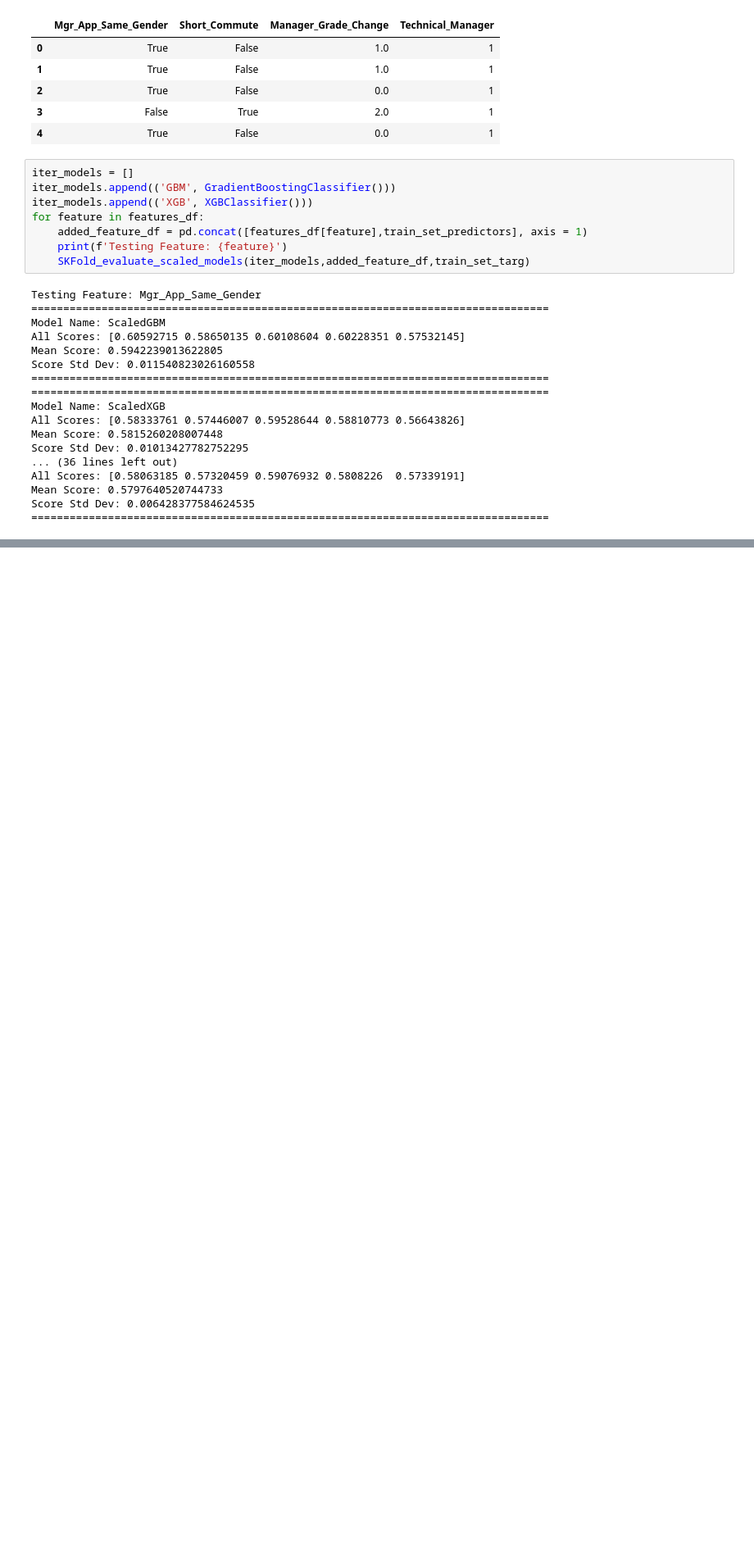
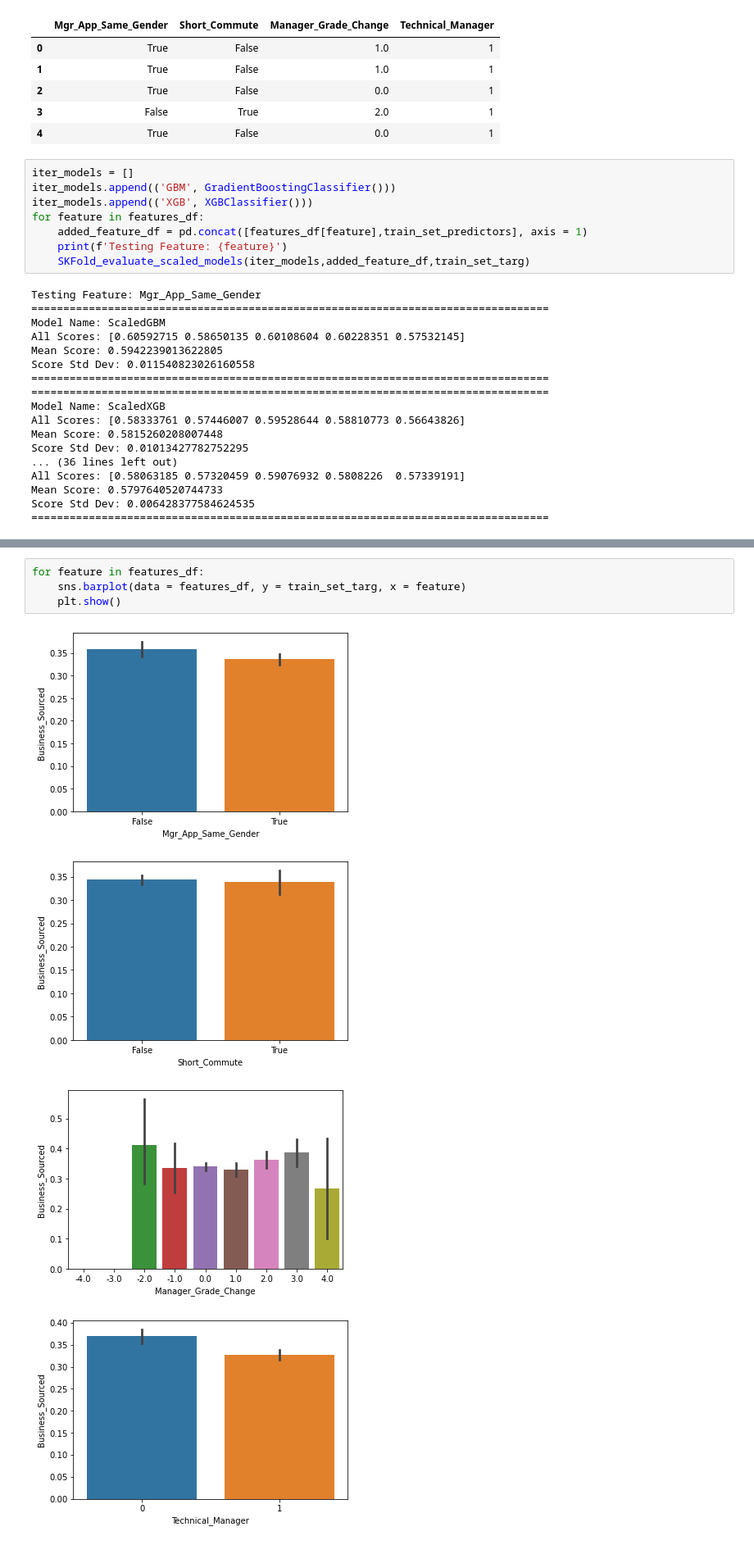
Before and after one commit to mattlegro/Fractal-Training-Capstone, a Jupyter notebook: EDA.ipynb, the cells around one changed output, grey strips where cells are left out. Shown at 82% size. Cells and saved outputs as stored; diff of their text form; blank space fills up the shorter version.

```diff
--- a/EDA.ipynb
+++ b/EDA.ipynb
@@ -1077,0 +1094,9 @@ Score Std Dev: 0.006428377584624535
+# %%
+for feature in features_df:
+    sns.barplot(data = features_df, y = train_set_targ, x = feature)
+    plt.show()
+# %% [output]
+[figure, added]
+[figure, added]
+[figure, added]
+[figure, added]
```
Also changed, not shown: parts of 42 cells of this notebook.
